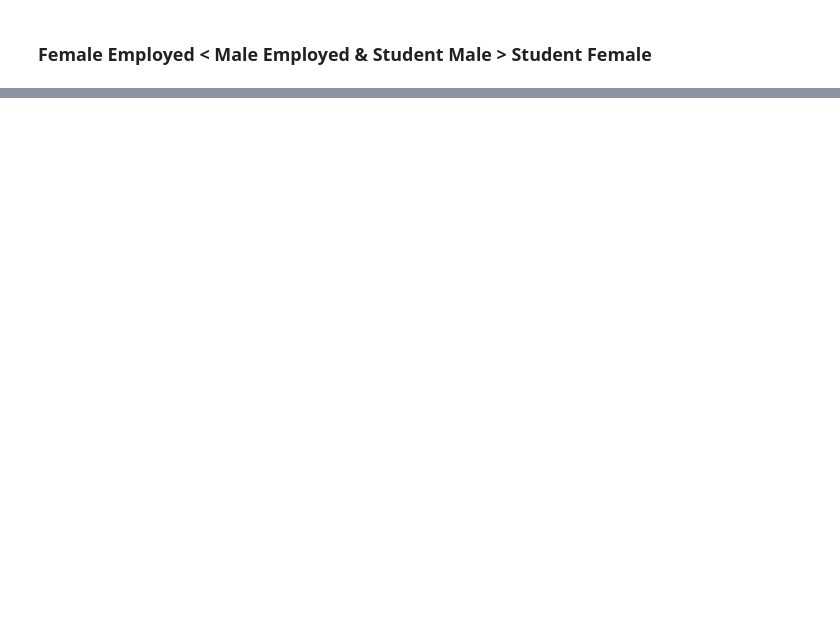
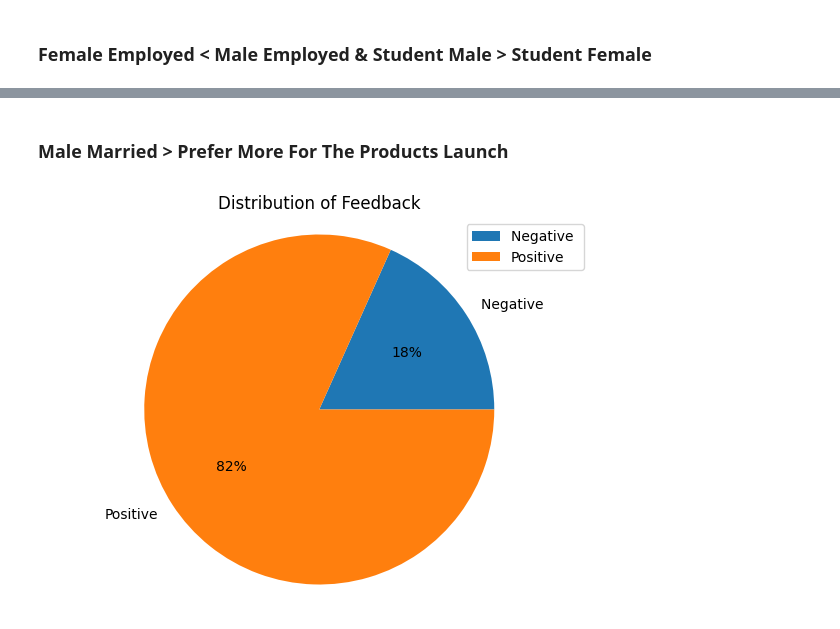
Before and after one commit to ayushsiloiya619/Online-Food-Orders-Analysis, a Jupyter notebook: Online_Food.ipynb, the cells around one changed output, grey strips where cells are left out. Cells and saved outputs as stored; diff of their text form; code cells hidden in the pictures; blank space fills up the shorter version.

```diff
--- a/Online_Food.ipynb
+++ b/Online_Food.ipynb
@@ -252,0 +256,12 @@ sns.countplot(data=df, x=)
+# %% [markdown]
+### Male Married > Prefer More For The Products Launch
+# %%
+plt.figure(figsize=(7,5))
+feedback_group_by=df.groupby("Feedback").size()
+plt.pie(feedback_group_by,labels=feedback_group_by.index,autopct='%.0f%%')
+plt.title("Distribution of Feedback")
+plt.legend()
+plt.axis("Equal")
+plt.show()
+# %% [output]
+[figure, added]
```
Also changed, not shown: parts of 4 cells of this notebook.
